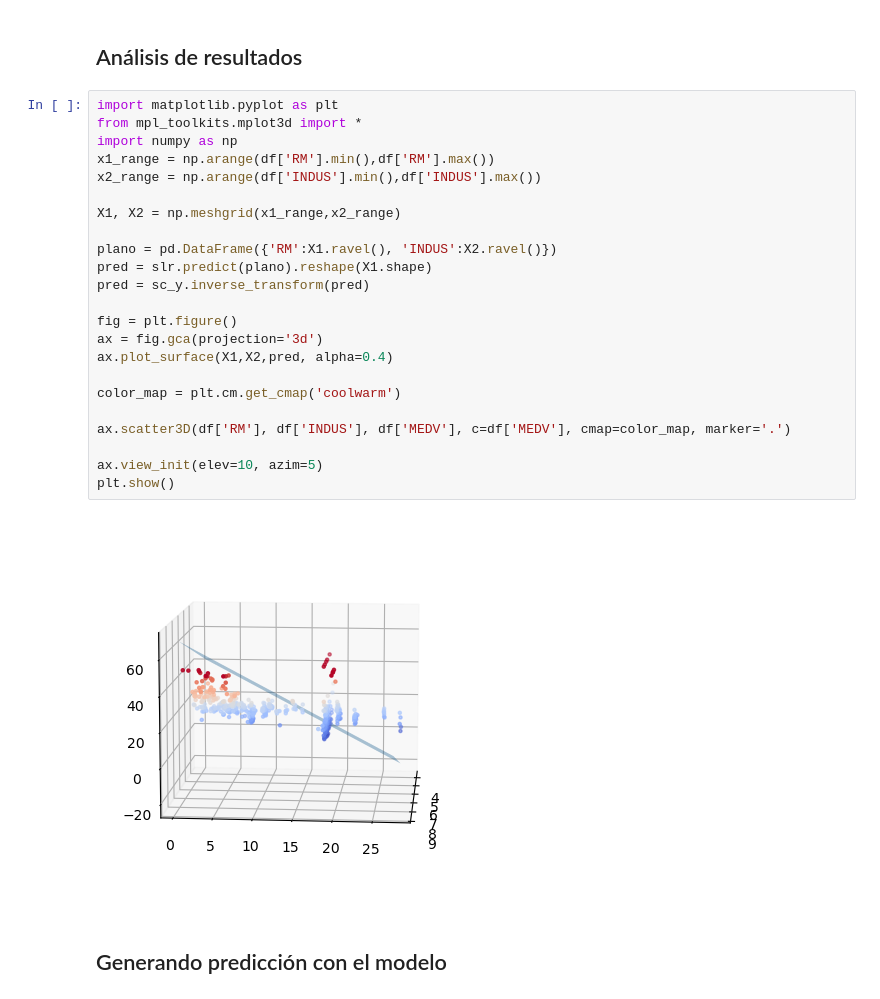
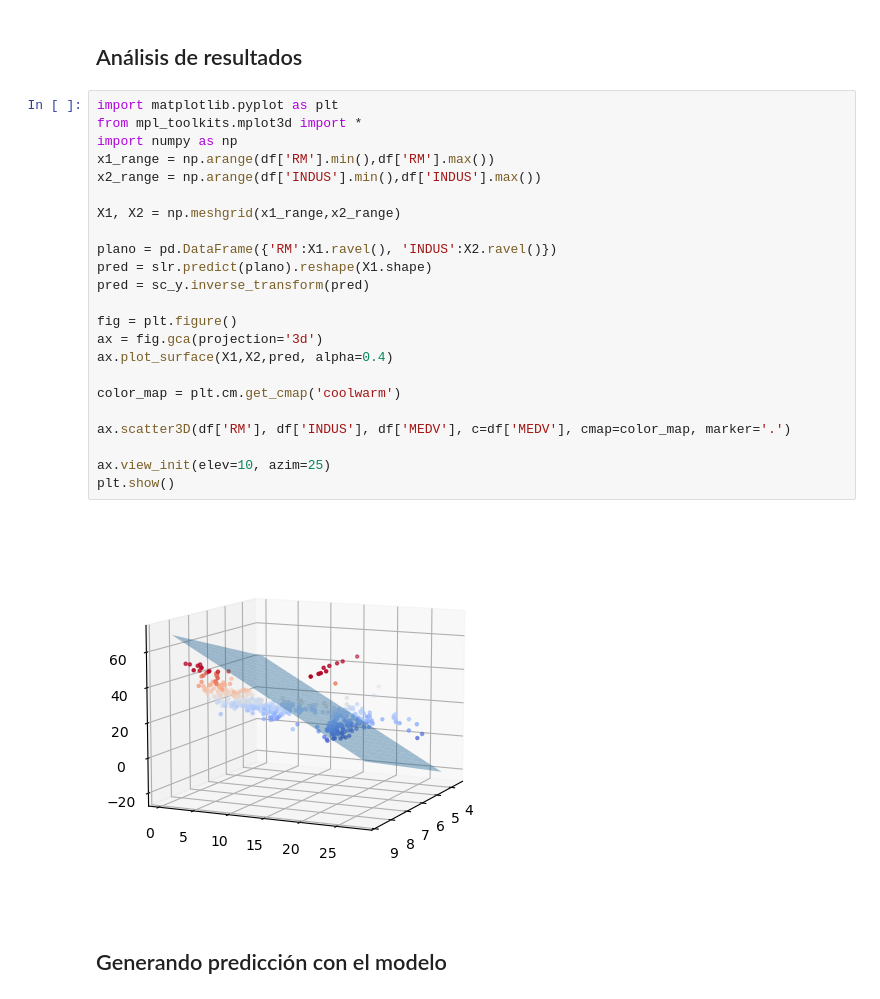
Before and after one commit to adolfo85/regresionlineal, a Jupyter notebook: Ejercicio_Multivariable.ipynb, the cells around one changed output. Drawn from its saved outputs; the diff is of its cells as text.

```diff
--- a/Ejercicio_Multivariable.ipynb
+++ b/Ejercicio_Multivariable.ipynb
@@ -41,28 +41,28 @@ LinearRegression()
 # %%
 import matplotlib.pyplot as plt
 from mpl_toolkits.mplot3d import *
 import numpy as np
 x1_range = np.arange(df['RM'].min(),df['RM'].max())
 x2_range = np.arange(df['INDUS'].min(),df['INDUS'].max())
 
 X1, X2 = np.meshgrid(x1_range,x2_range)
 
 plano = pd.DataFrame({'RM':X1.ravel(), 'INDUS':X2.ravel()})
 pred = slr.predict(plano).reshape(X1.shape)
 pred = sc_y.inverse_transform(pred)
 
 fig = plt.figure()
 ax = fig.gca(projection='3d')
 ax.plot_surface(X1,X2,pred, alpha=0.4)
 
 color_map = plt.cm.get_cmap('coolwarm')
 
 ax.scatter3D(df['RM'], df['INDUS'], df['MEDV'], c=df['MEDV'], cmap=color_map, marker='.')
 
-ax.view_init(elev=10, azim=5)
+ax.view_init(elev=10, azim=25)
 plt.show()
 # %% [output]
-[figure, old version]
+[figure, new version]
 # %% [markdown]
 ## Generando predicción con el modelo
 # %%
```
